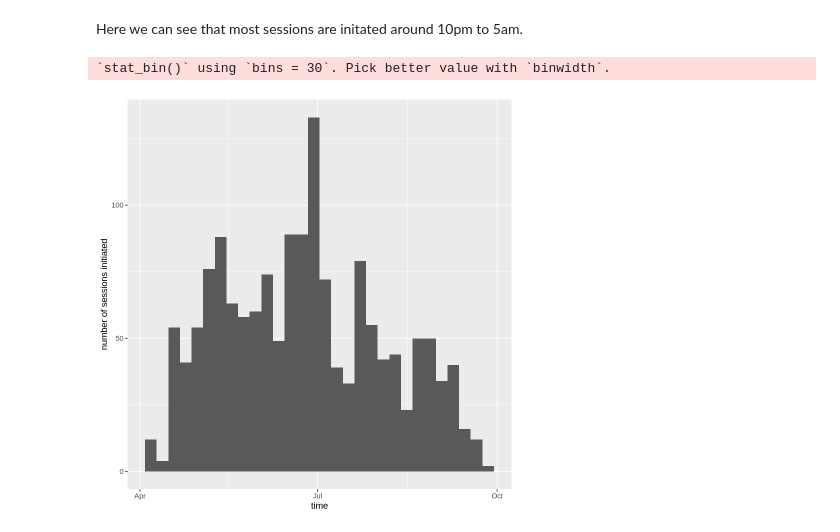
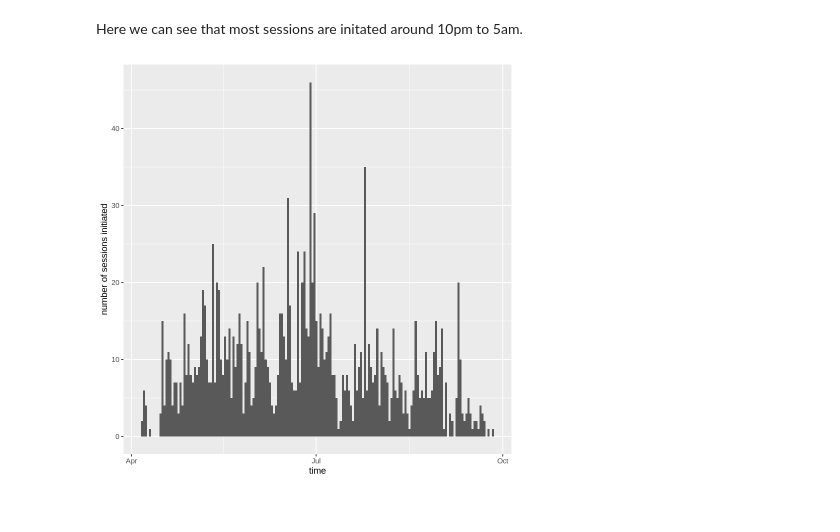
Before and after one commit to wruen/DSCI_100_test, a Jupyter notebook: DSCI_100_group_project.ipynb, the cells around one changed output. Saved outputs shown, nothing was run; the diff lists cells and outputs as text; code cells hidden in the pictures.

Commit message:
added bin number for graph over time

```diff
--- a/DSCI_100_group_project.ipynb
+++ b/DSCI_100_group_project.ipynb
@@ -62,12 +58,11 @@ byhour
 # %% [markdown]
 Here we can see that most sessions are initated around 10pm to 5am.
 # %%
-#Need to redo bins into one bin per day.
 #Someone please find out how over how many days the data was collected and set that as the number of bins.
+#first recorded day is April 6th, 2024, and the last is September 26th, 2024
 over_time<-ggplot(sessions_tidy,aes(x=start_time))+
-geom_histogram()+
+geom_histogram(bins=174)+
 labs(x="time",y="number of sessions initiated")
 over_time
 # %% [output]
-`stat_bin()` using `bins = 30`. Pick better value with `binwidth`.
-[figure, old version]
+[figure, new version]
```
Also changed, not shown: parts of 1 cell of this notebook.
